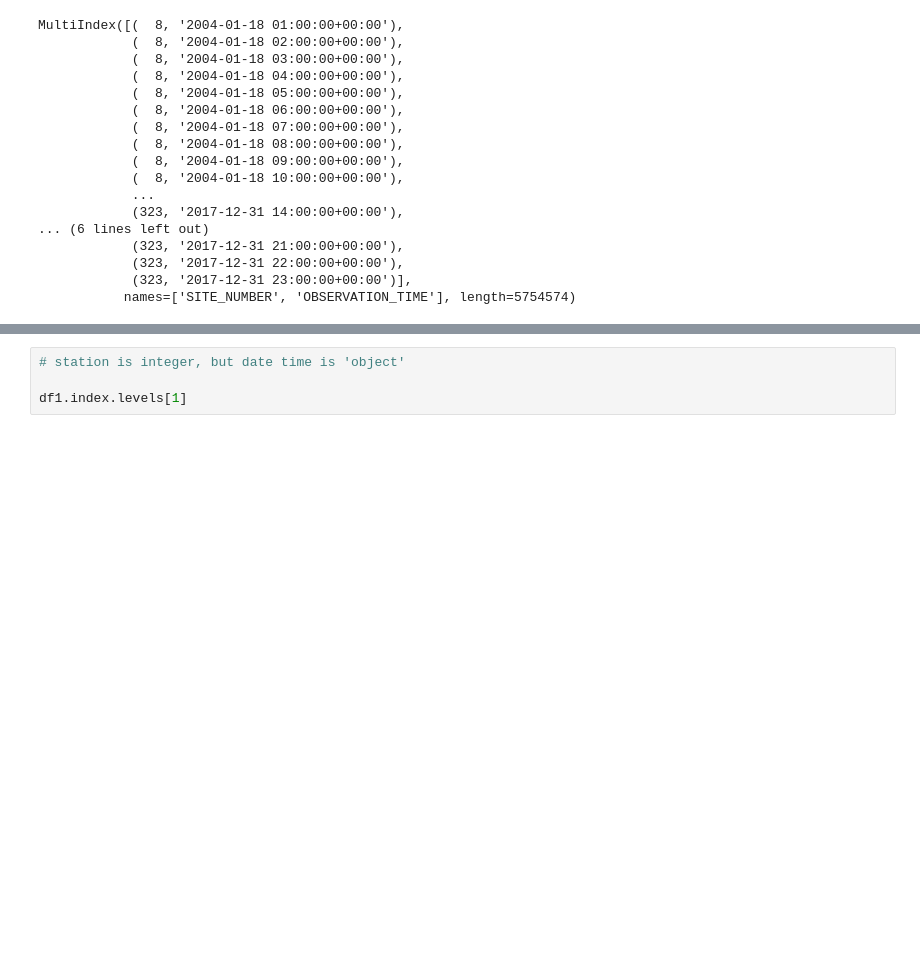
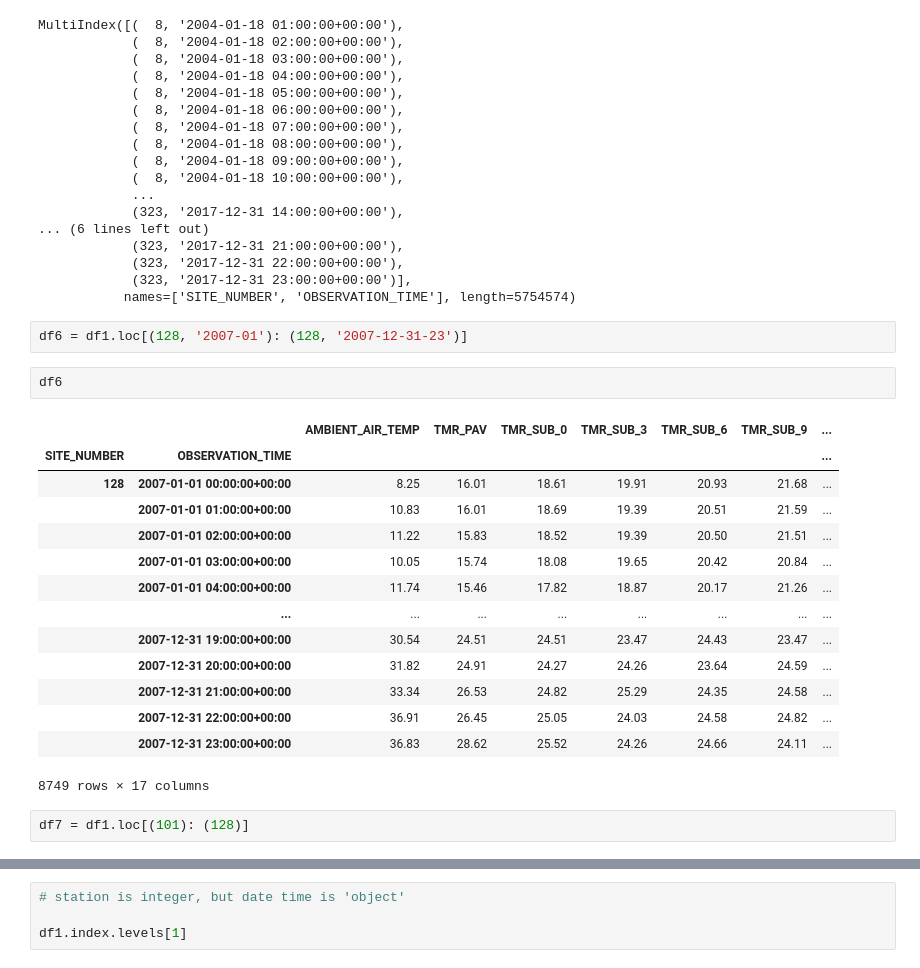
Before and after one commit to erikjamesmason/Temperature_Data_Probe_2, a Jupyter notebook: tdp_ind2.ipynb, the cells around one changed output, grey strips where cells are left out. Cells and saved outputs as stored; diff of their text form; blank space fills up the shorter version.

```diff
--- a/tdp_ind2.ipynb
+++ b/tdp_ind2.ipynb
@@ -61,3 +61,24 @@ MultiIndex([(  8, '2004-01-18 01:00:00+00:00'),
             (323, '2017-12-31 22:00:00+00:00'),
             (323, '2017-12-31 23:00:00+00:00')],
            names=['SITE_NUMBER', 'OBSERVATION_TIME'], length=5754574)
+# %%
+df6 = df1.loc[(128, '2007-01'): (128, '2007-12-31-23')]
+# %%
+df6
+# %% [output]
+|  |  | AMBIENT_AIR_TEMP | TMR_PAV | TMR_SUB_0 | TMR_SUB_3 | TMR_SUB_6 | TMR_SUB_9 | ... |
+| SITE_NUMBER | OBSERVATION_TIME |  |  |  |  |  |  | ... |
+| 128 | 2007-01-01 00:00:00+00:00 | 8.25 | 16.01 | 18.61 | 19.91 | 20.93 | 21.68 | ... |
+|  | 2007-01-01 01:00:00+00:00 | 10.83 | 16.01 | 18.69 | 19.39 | 20.51 | 21.59 | ... |
+|  | 2007-01-01 02:00:00+00:00 | 11.22 | 15.83 | 18.52 | 19.39 | 20.50 | 21.51 | ... |
+|  | 2007-01-01 03:00:00+00:00 | 10.05 | 15.74 | 18.08 | 19.65 | 20.42 | 20.84 | ... |
+|  | 2007-01-01 04:00:00+00:00 | 11.74 | 15.46 | 17.82 | 18.87 | 20.17 | 21.26 | ... |
+|  | ... | ... | ... | ... | ... | ... | ... | ... |
+|  | 2007-12-31 19:00:00+00:00 | 30.54 | 24.51 | 24.51 | 23.47 | 24.43 | 23.47 | ... |
+|  | 2007-12-31 20:00:00+00:00 | 31.82 | 24.91 | 24.27 | 24.26 | 23.64 | 24.59 | ... |
+|  | 2007-12-31 21:00:00+00:00 | 33.34 | 26.53 | 24.82 | 25.29 | 24.35 | 24.58 | ... |
+|  | 2007-12-31 22:00:00+00:00 | 36.91 | 26.45 | 25.05 | 24.03 | 24.58 | 24.82 | ... |
+|  | 2007-12-31 23:00:00+00:00 | 36.83 | 28.62 | 25.52 | 24.26 | 24.66 | 24.11 | ... |
+8749 rows × 17 columns
+# %%
+df7 = df1.loc[(101): (128)]
```
Also changed, not shown: parts of 1 cell of this notebook.
